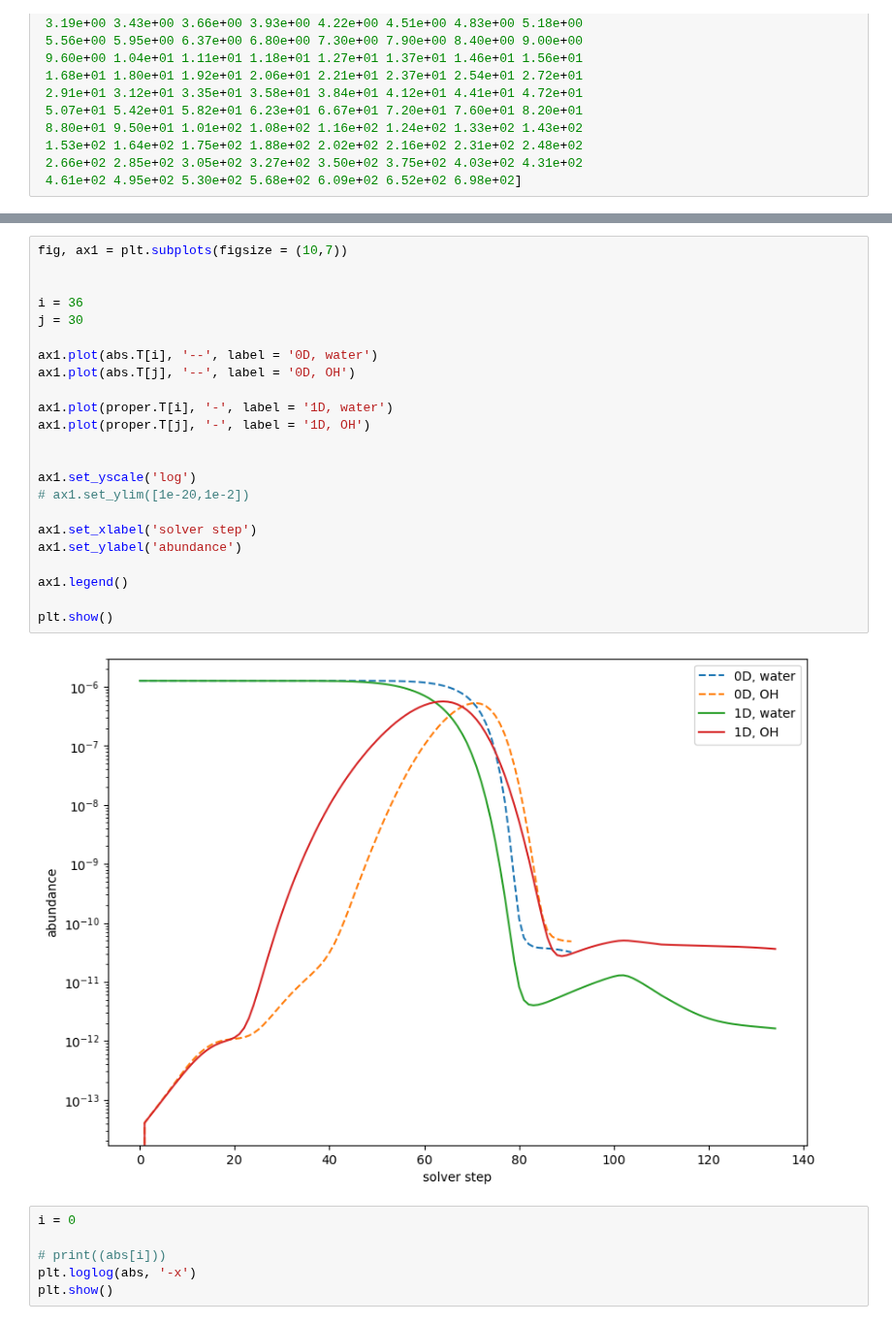
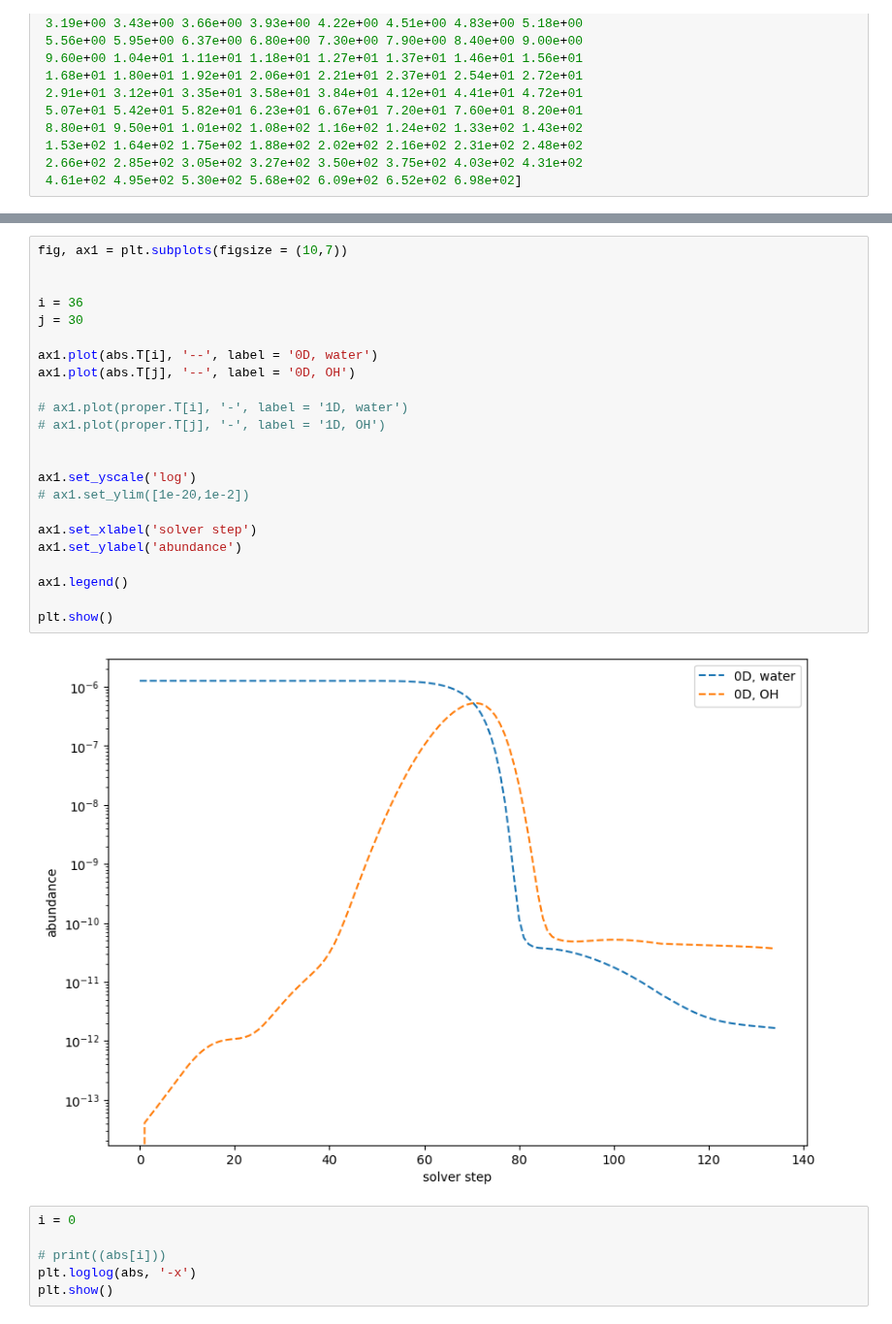
Before and after one commit to silkemaes/ChemPy, a Jupyter notebook: benchmark/get_benchmark.ipynb, the cells around one changed output, grey strips where cells are left out. Shown at 97% size. Drawn from its saved outputs; the diff is of its cells as text.

```diff
--- a/benchmark/get_benchmark.ipynb
+++ b/benchmark/get_benchmark.ipynb
@@ -226,28 +226,28 @@ plt.show
 # %%
 fig, ax1 = plt.subplots(figsize = (10,7))
 
 
 i = 36
 j = 30
 
 ax1.plot(abs.T[i], '--', label = '0D, water')
 ax1.plot(abs.T[j], '--', label = '0D, OH')
 
-ax1.plot(proper.T[i], '-', label = '1D, water')
-ax1.plot(proper.T[j], '-', label = '1D, OH')
+# ax1.plot(proper.T[i], '-', label = '1D, water')
+# ax1.plot(proper.T[j], '-', label = '1D, OH')
 
 
 ax1.set_yscale('log')
 # ax1.set_ylim([1e-20,1e-2])
 
 ax1.set_xlabel('solver step')
 ax1.set_ylabel('abundance')
 
 ax1.legend()
 
 plt.show()
 # %% [output]
-[figure, old version]
+[figure, new version]
 # %%
 i = 0
 
```
Also changed, not shown: parts of 1 cell of this notebook.
